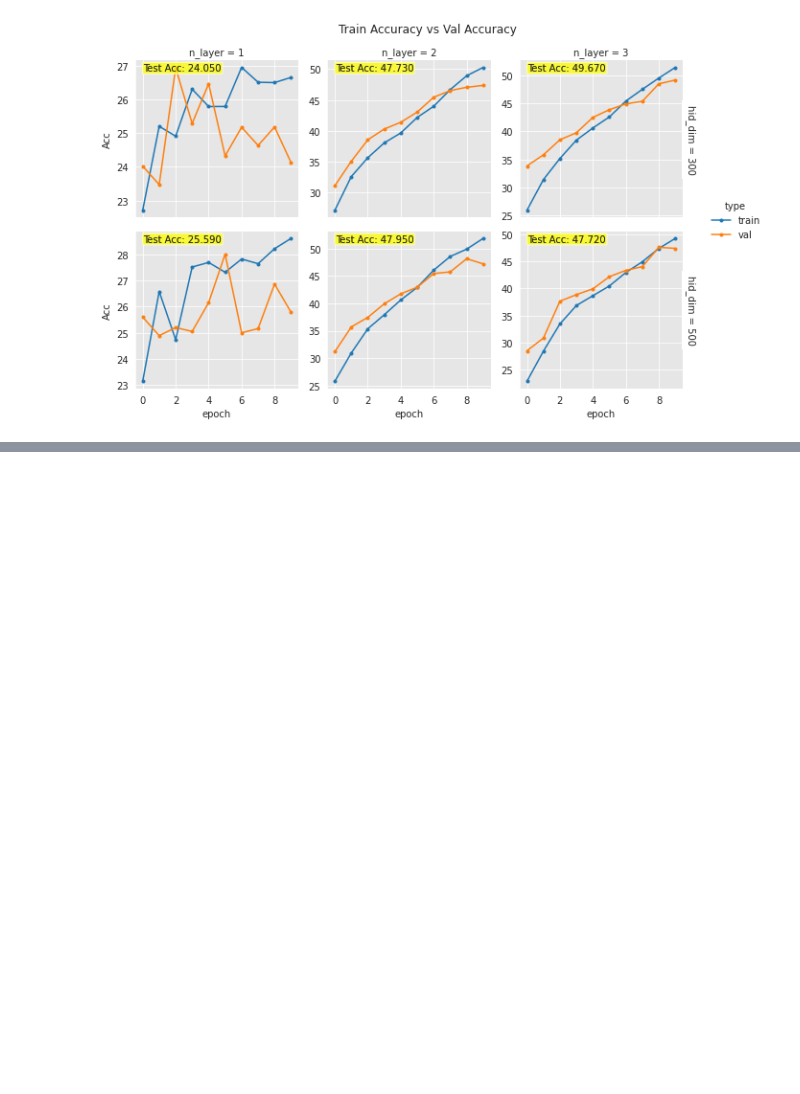
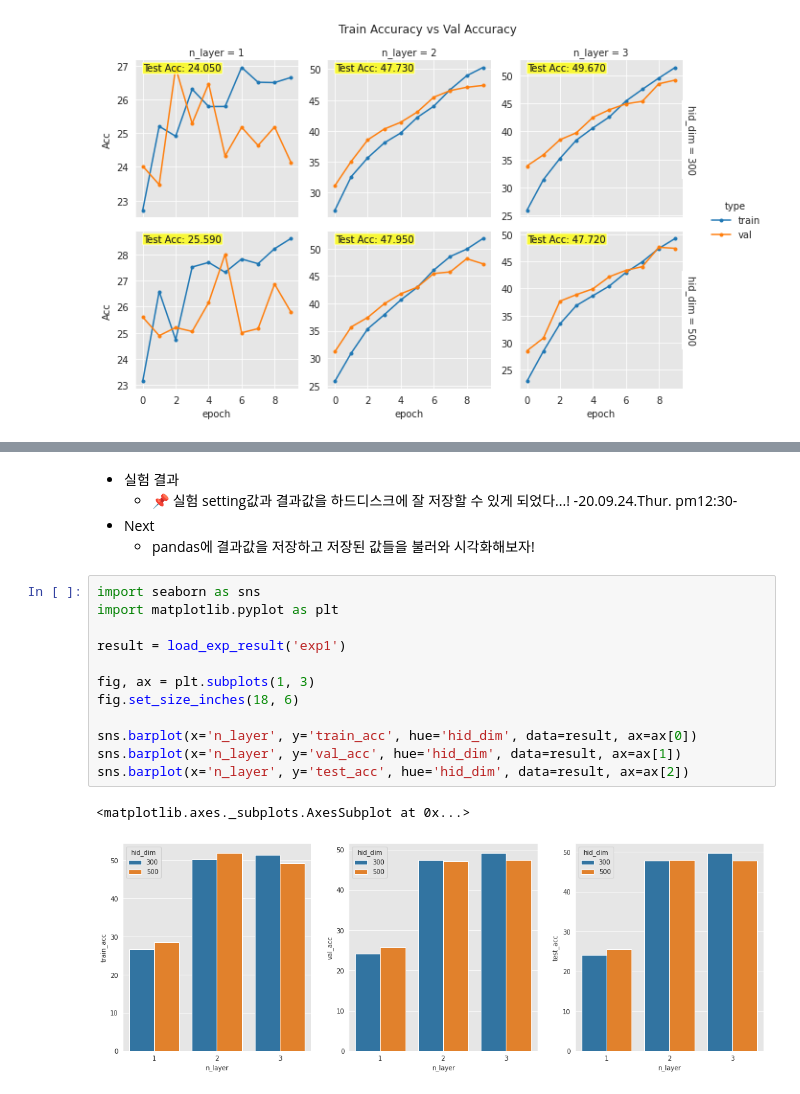
Before and after one commit to Steve-YJ/Assignment_Standalone_DL, a Jupyter notebook: [Lac4]_Lab6_report_result.ipynb, the cells around one changed output, grey strips where cells are left out. Drawn from its saved outputs; the diff is of its cells as text; blank space fills up the shorter version.

Commit message:
:bookmark: Review Code_Save_Load_Exp_Using_Pandas

```diff
--- a/[Lac4]_Lab6_report_result.ipynb
+++ b/[Lac4]_Lab6_report_result.ipynb
@@ -412,0 +442,20 @@ plt.subplots_adjust(top=0.89)
+# %% [markdown]
+* 실험 결과
+    * 📌 실험 setting값과 결과값을 하드디스크에 잘 저장할 수 있게 되었다...! -20.09.24.Thur. pm12:30-
+* Next
+    * pandas에 결과값을 저장하고 저장된 값들을 불러와 시각화해보자!
+# %%
+import seaborn as sns
+import matplotlib.pyplot as plt
+
+result = load_exp_result('exp1')
+
+fig, ax = plt.subplots(1, 3)
+fig.set_size_inches(18, 6)
+
+sns.barplot(x='n_layer', y='train_acc', hue='hid_dim', data=result, ax=ax[0])
+sns.barplot(x='n_layer', y='val_acc', hue='hid_dim', data=result, ax=ax[1])
+sns.barplot(x='n_layer', y='test_acc', hue='hid_dim', data=result, ax=ax[2])
+# %% [output]
+<matplotlib.axes._subplots.AxesSubplot at 0x...>
+[figure, added]
```
Also changed, not shown: parts of 22 cells of this notebook.
